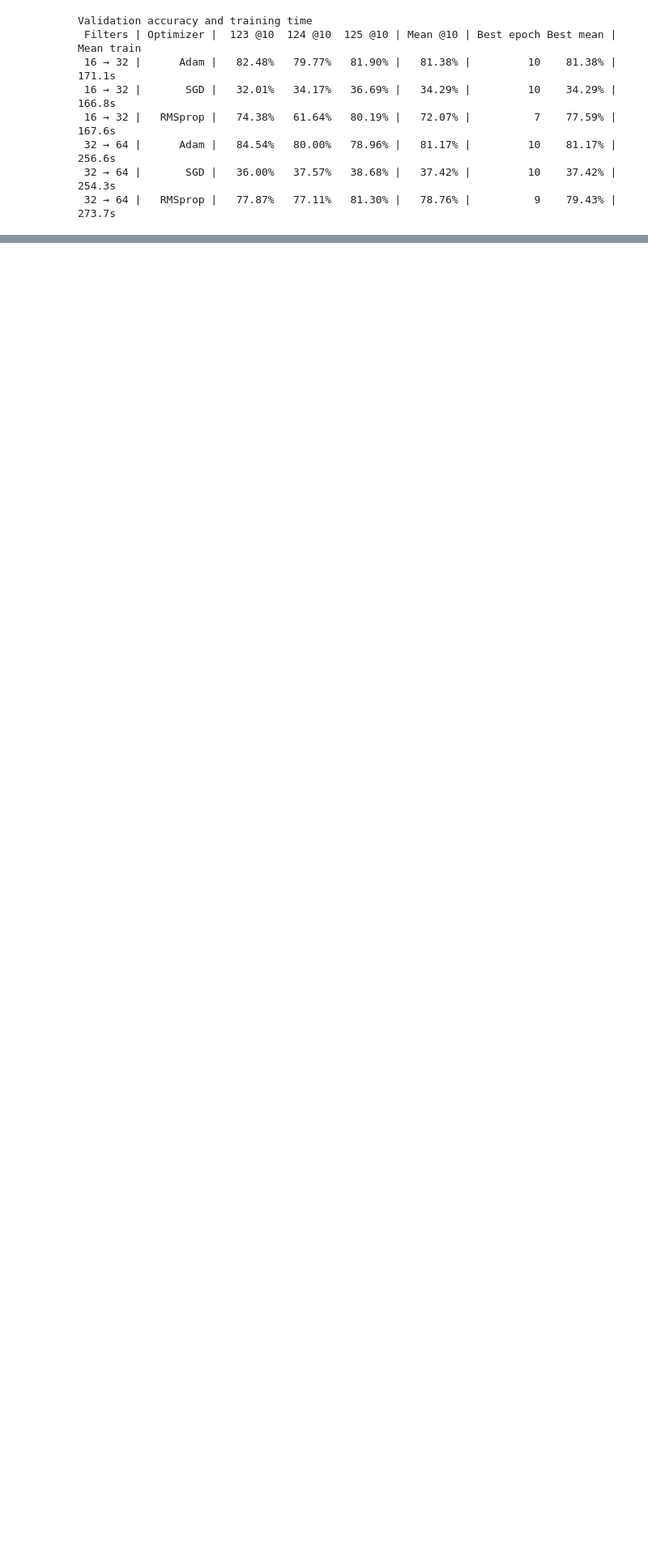
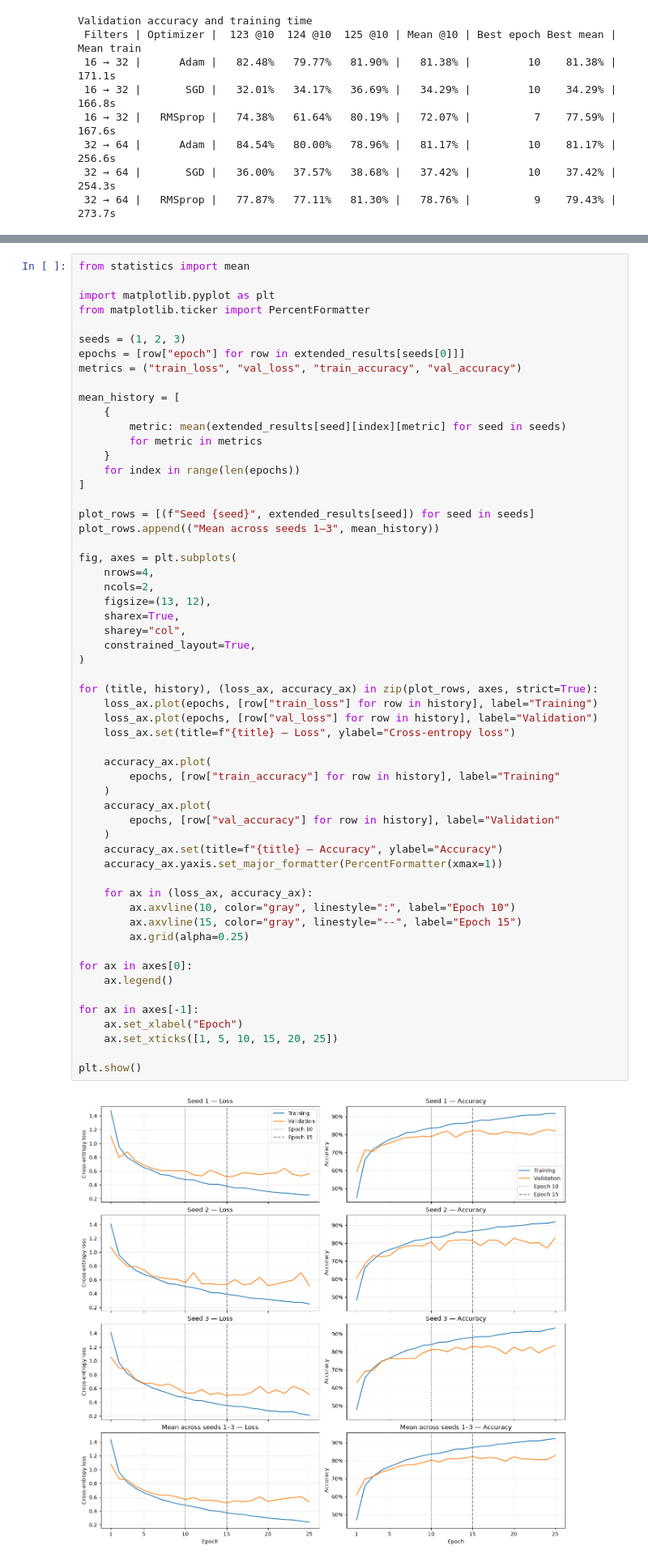
Before and after one commit to owenmarschner/dst-sprint-2, a Jupyter notebook: individual-workflows/Alice/CNN.ipynb, the cells around one changed output, grey strips where cells are left out. Shown at 81% size. Saved outputs shown, nothing was run; the diff lists cells and outputs as text; blank space fills up the shorter version.

```diff
--- a/individual-workflows/Alice/CNN.ipynb
+++ b/individual-workflows/Alice/CNN.ipynb
@@ -872,0 +1189,59 @@ Validation accuracy and training time
+# %%
+from statistics import mean
+
+import matplotlib.pyplot as plt
+from matplotlib.ticker import PercentFormatter
+
+seeds = (1, 2, 3)
+epochs = [row["epoch"] for row in extended_results[seeds[0]]]
+metrics = ("train_loss", "val_loss", "train_accuracy", "val_accuracy")
+
+mean_history = [
+    {
+        metric: mean(extended_results[seed][index][metric] for seed in seeds)
+        for metric in metrics
+    }
+    for index in range(len(epochs))
+]
+
+plot_rows = [(f"Seed {seed}", extended_results[seed]) for seed in seeds]
+plot_rows.append(("Mean across seeds 1–3", mean_history))
+
+fig, axes = plt.subplots(
+    nrows=4,
+    ncols=2,
+    figsize=(13, 12),
+    sharex=True,
+    sharey="col",
+    constrained_layout=True,
+)
+
+for (title, history), (loss_ax, accuracy_ax) in zip(plot_rows, axes, strict=True):
+    loss_ax.plot(epochs, [row["train_loss"] for row in history], label="Training")
+    loss_ax.plot(epochs, [row["val_loss"] for row in history], label="Validation")
+    loss_ax.set(title=f"{title} — Loss", ylabel="Cross-entropy loss")
+
+    accuracy_ax.plot(
+        epochs, [row["train_accuracy"] for row in history], label="Training"
+    )
+    accuracy_ax.plot(
+        epochs, [row["val_accuracy"] for row in history], label="Validation"
+    )
+    accuracy_ax.set(title=f"{title} — Accuracy", ylabel="Accuracy")
+    accuracy_ax.yaxis.set_major_formatter(PercentFormatter(xmax=1))
+
+    for ax in (loss_ax, accuracy_ax):
+        ax.axvline(10, color="gray", linestyle=":", label="Epoch 10")
+        ax.axvline(15, color="gray", linestyle="--", label="Epoch 15")
+        ax.grid(alpha=0.25)
+
+for ax in axes[0]:
+    ax.legend()
+
+for ax in axes[-1]:
+    ax.set_xlabel("Epoch")
+    ax.set_xticks([1, 5, 10, 15, 20, 25])
+
+plt.show()
+# %% [output]
+[figure, added]
```
Also changed, not shown: parts of 11 cells of this notebook, 2 other files.
